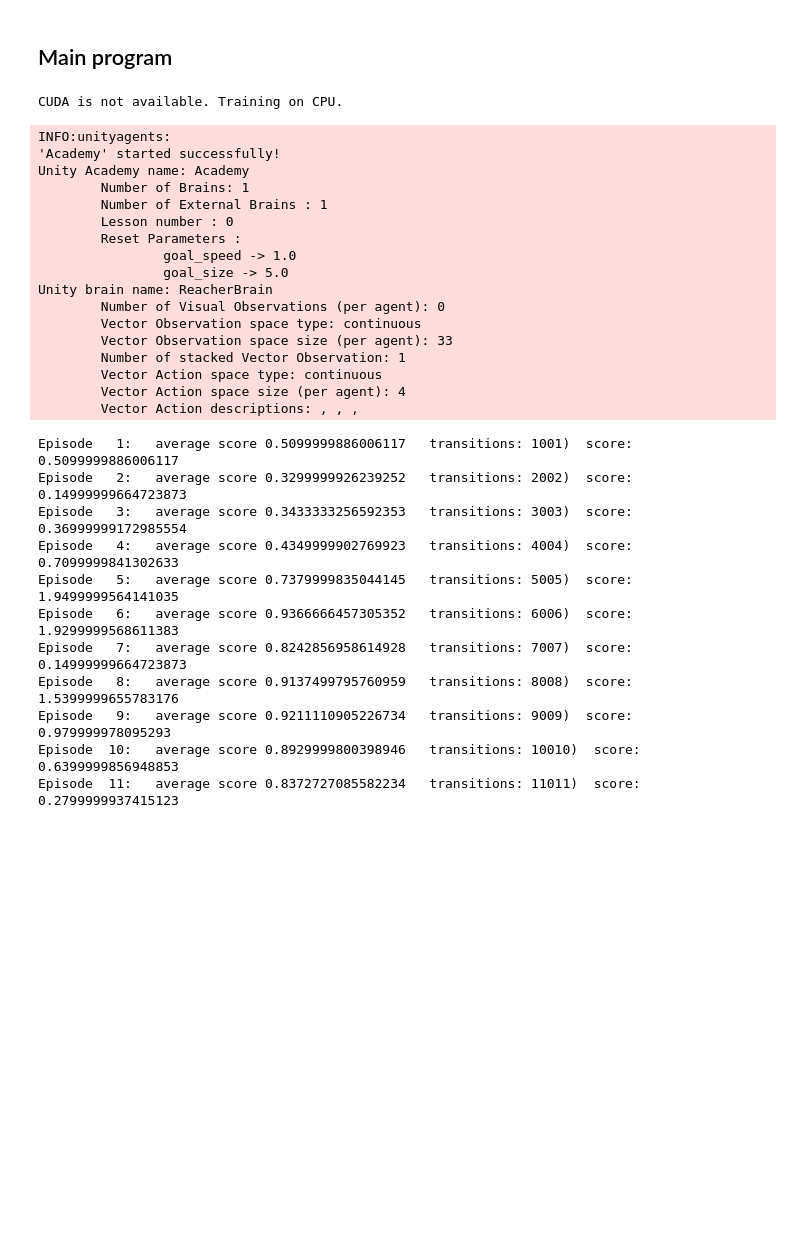
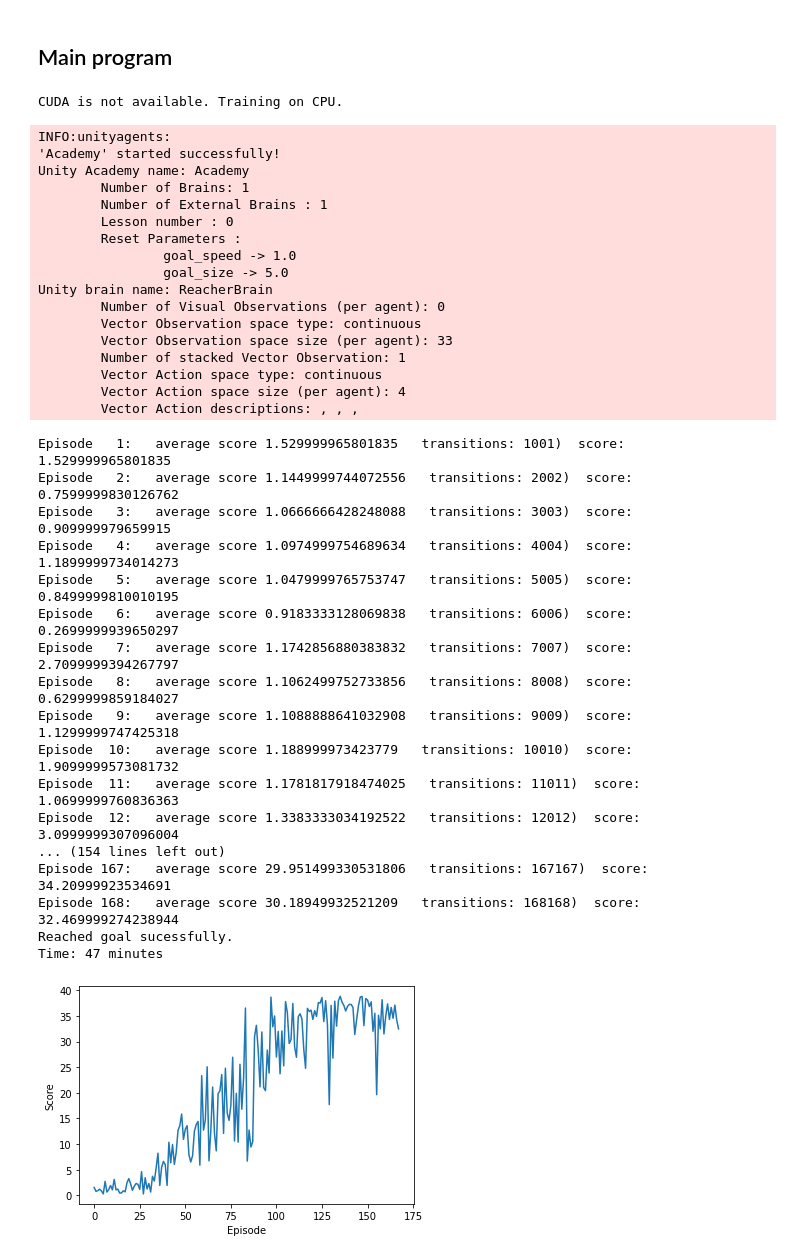
Before and after one commit to albertogg99/p2-continuous-control, a Jupyter notebook: solution/ContinuousControl.ipynb, the cells around one changed output. Drawn from its saved outputs; the diff is of its cells as text; code cells hidden in the pictures; blank space fills up the shorter version.

```diff
--- a/solution/ContinuousControl.ipynb
+++ b/solution/ContinuousControl.ipynb
@@ -87,8 +83,8 @@ class ReplayMemory:
         states = torch.from_numpy(self.states[batch]).float().to(device)
         states_next = torch.from_numpy(self.states_next[batch]).float().to(device)
         rewards = torch.from_numpy(self.rewards[batch]).float().to(device)
-        actions = torch.from_numpy(self.actions[batch]).long().to(device)
-        terminal_states = torch.from_numpy(self.terminal_states[batch]).float().to(device)
+        actions = torch.from_numpy(self.actions[batch]).float().to(device)
+        terminal_states = torch.from_numpy(self.terminal_states[batch].astype(np.uint8)).float().to(device)
         return states, actions, rewards, states_next, terminal_states
 # %% [markdown]
 ## Class OUNoise
@@ -227,10 +236,10 @@ class Agent:
         return reward, next_state, terminal_state
 
     # Update policy and value function.
-    def learn(self, total_steps):
+    def learn(self):
         if self.memory.current_size < BATCH_SIZE: return
 
-        # Sample a batch of experiences from memory and add some noise to actions
+        # Sample a batch of experiences from memory
         states, actions, rewards, next_states, terminal_states = self.memory.sample_memory(BATCH_SIZE)
 
         # ------------------ CRITIC TRAINING ------------------
@@ -245,7 +254,6 @@ class Agent:
         critic_loss = nn.functional.mse_loss(q_expected, q_targets)
         self.critic_optimizer.zero_grad()
         critic_loss.backward()
-        torch.nn.utils.clip_grad_norm_(self.critic_local.parameters(), 1)
         self.critic_optimizer.step()
 
         # ------------------ ACTOR TRAINING ------------------
@@ -257,17 +265,9 @@ class Agent:
         actor_loss.backward()
         self.actor_optimizer.step()
 
-
         # ------------------ SOFT UPDATING ------------------
-        if total_steps % K_STEPS == 0:
-            self.soft_update(self.actor_local, self.actor_target, TAU)
-            self.soft_update(self.critic_local, self.critic_target, TAU)
-
-    # Add noise to actions to encourage exploration and decrease it slightly
-    def add_noise(self, action):
-        action = action + (self.noise * np.random.randn(self.action_size))
-        self.noise = self.noise * self.noise_decay
-        return action
+        self.soft_update(self.actor_local, self.actor_target, TAU)
+        self.soft_update(self.critic_local, self.critic_target, TAU)
 
     # Soft update a target network
     def soft_update(self, local_model, target_model, tau):
@@ -302,17 +302,15 @@ while (episode < NUMBER_OF_EPISODES) and not goal_reached:
     step = 1
     env_info = env.reset(train_mode=True)[brain_name]
     state = env_info.vector_observations
+    agent.noise.reset()
     end_episode = False
     reward_accumulated = 0
     while not end_episode:
-        # Perform an action for the current state, execute the action, retrieve env info and store transition into memory
+        # Perform an action for the current state, execute the action, retrieve env info, store transition into memory and learn from passed experiences
         action = agent.act(state)
         reward, next_state, terminal_state = agent.step(action, brain_name, env)
         agent.remember(state, action, reward, next_state, terminal_state)
-
-        # Learn using a batch of experience stored in memory
-        if total_steps % TRAIN_STEPS == 0:
-            agent.learn(step)
+        agent.learn()
 
         # Detect end of episode
         if terminal_state:
@@ -342,41 +340,48 @@ env.close()
 if goal_reached:
     print("Reached goal sucessfully.")
     torch.save(agent.actor_local.state_dict(), ACTOR_PATH)
     torch.save(agent.critic_local.state_dict(), CRITIC_PATH)
 
 else:
     print("Failure to reach the goal.")
 
 print("Time:", round((time.perf_counter() - start_time) / 60), "minutes")
 
 agent.display_scores_graphically()
 # %% [output]
 CUDA is not available. Training on CPU.
 INFO:unityagents:
 'Academy' started successfully!
 Unity Academy name: Academy
         Number of Brains: 1
         Number of External Brains : 1
         Lesson number : 0
         Reset Parameters :
                 goal_speed -> 1.0
                 goal_size -> 5.0
 Unity brain name: ReacherBrain
         Number of Visual Observations (per agent): 0
         Vector Observation space type: continuous
         Vector Observation space size (per agent): 33
         Number of stacked Vector Observation: 1
         Vector Action space type: continuous
         Vector Action space size (per agent): 4
         Vector Action descriptions: , , ,
-Episode   1:   average score 0.5099999886006117   transitions: 1001)  score:  0.5099999886006117
-Episode   2:   average score 0.3299999926239252   transitions: 2002)  score:  0.14999999664723873
-Episode   3:   average score 0.3433333256592353   transitions: 3003)  score:  0.36999999172985554
-Episode   4:   average score 0.4349999902769923   transitions: 4004)  score:  0.7099999841302633
-Episode   5:   average score 0.7379999835044145   transitions: 5005)  score:  1.9499999564141035
-Episode   6:   average score 0.9366666457305352   transitions: 6006)  score:  1.9299999568611383
-Episode   7:   average score 0.8242856958614928   transitions: 7007)  score:  0.14999999664723873
-Episode   8:   average score 0.9137499795760959   transitions: 8008)  score:  1.5399999655783176
-Episode   9:   average score 0.9211110905226734   transitions: 9009)  score:  0.979999978095293
-Episode  10:   average score 0.8929999800398946   transitions: 10010)  score:  0.6399999856948853
-Episode  11:   average score 0.8372727085582234   transitions: 11011)  score:  0.2799999937415123
+Episode   1:   average score 1.529999965801835   transitions: 1001)  score:  1.529999965801835
+Episode   2:   average score 1.1449999744072556   transitions: 2002)  score:  0.7599999830126762
+Episode   3:   average score 1.0666666428248088   transitions: 3003)  score:  0.909999979659915
+Episode   4:   average score 1.0974999754689634   transitions: 4004)  score:  1.1899999734014273
+Episode   5:   average score 1.0479999765753747   transitions: 5005)  score:  0.8499999810010195
+Episode   6:   average score 0.9183333128069838   transitions: 6006)  score:  0.2699999939650297
+Episode   7:   average score 1.1742856880383832   transitions: 7007)  score:  2.7099999394267797
+Episode   8:   average score 1.1062499752733856   transitions: 8008)  score:  0.6299999859184027
+Episode   9:   average score 1.1088888641032908   transitions: 9009)  score:  1.1299999747425318
+Episode  10:   average score 1.188999973423779   transitions: 10010)  score:  1.9099999573081732
+Episode  11:   average score 1.1781817918474025   transitions: 11011)  score:  1.0699999760836363
+Episode  12:   average score 1.3383333034192522   transitions: 12012)  score:  3.0999999307096004
+... (154 lines left out)
+Episode 167:   average score 29.951499330531806   transitions: 167167)  score:  34.20999923534691
+Episode 168:   average score 30.18949932521209   transitions: 168168)  score:  32.469999274238944
+Reached goal sucessfully.
+Time: 47 minutes
+[figure, added]
```
Also changed, not shown: parts of 2 cells of this notebook, 8 other files.
